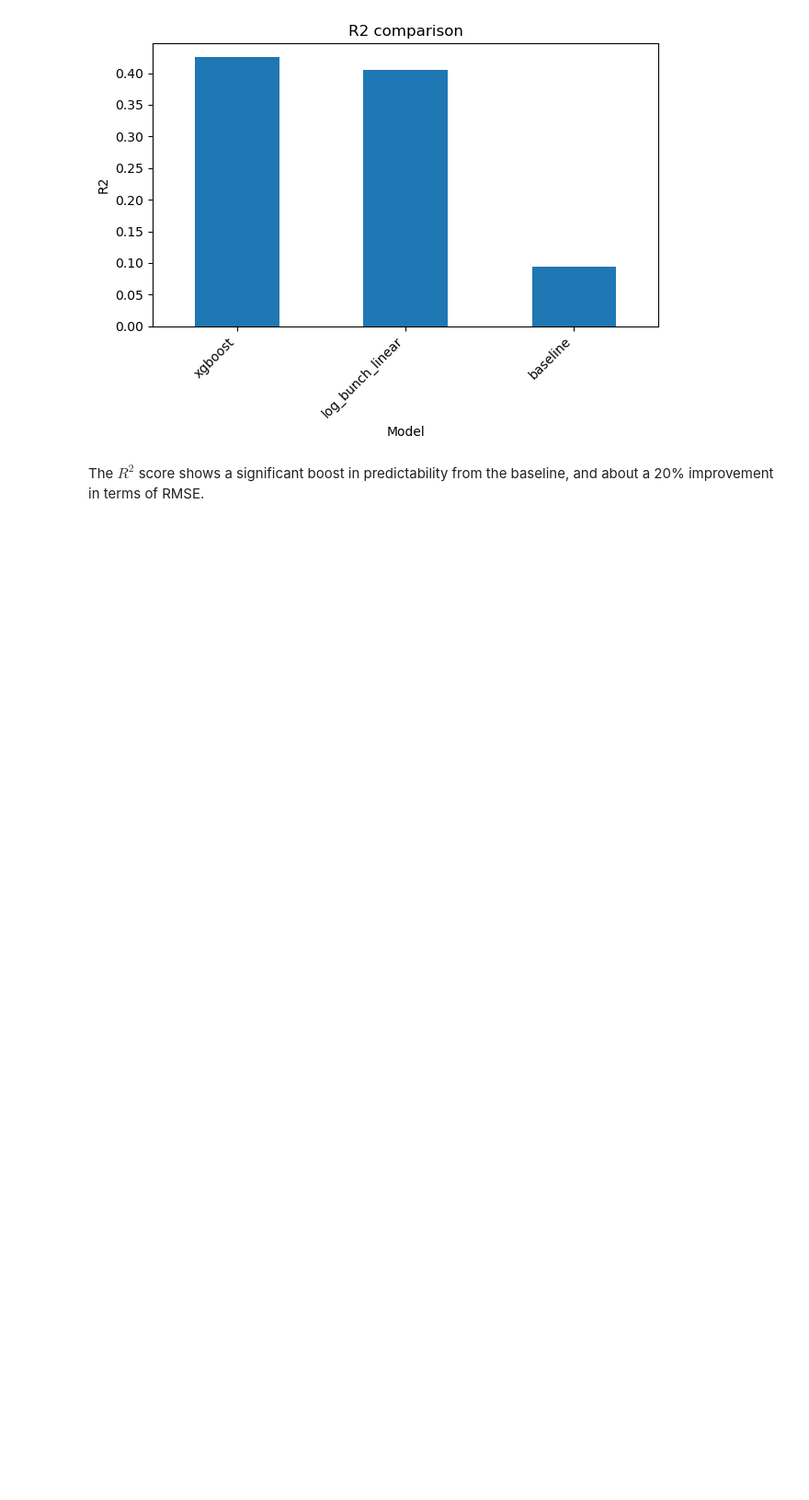
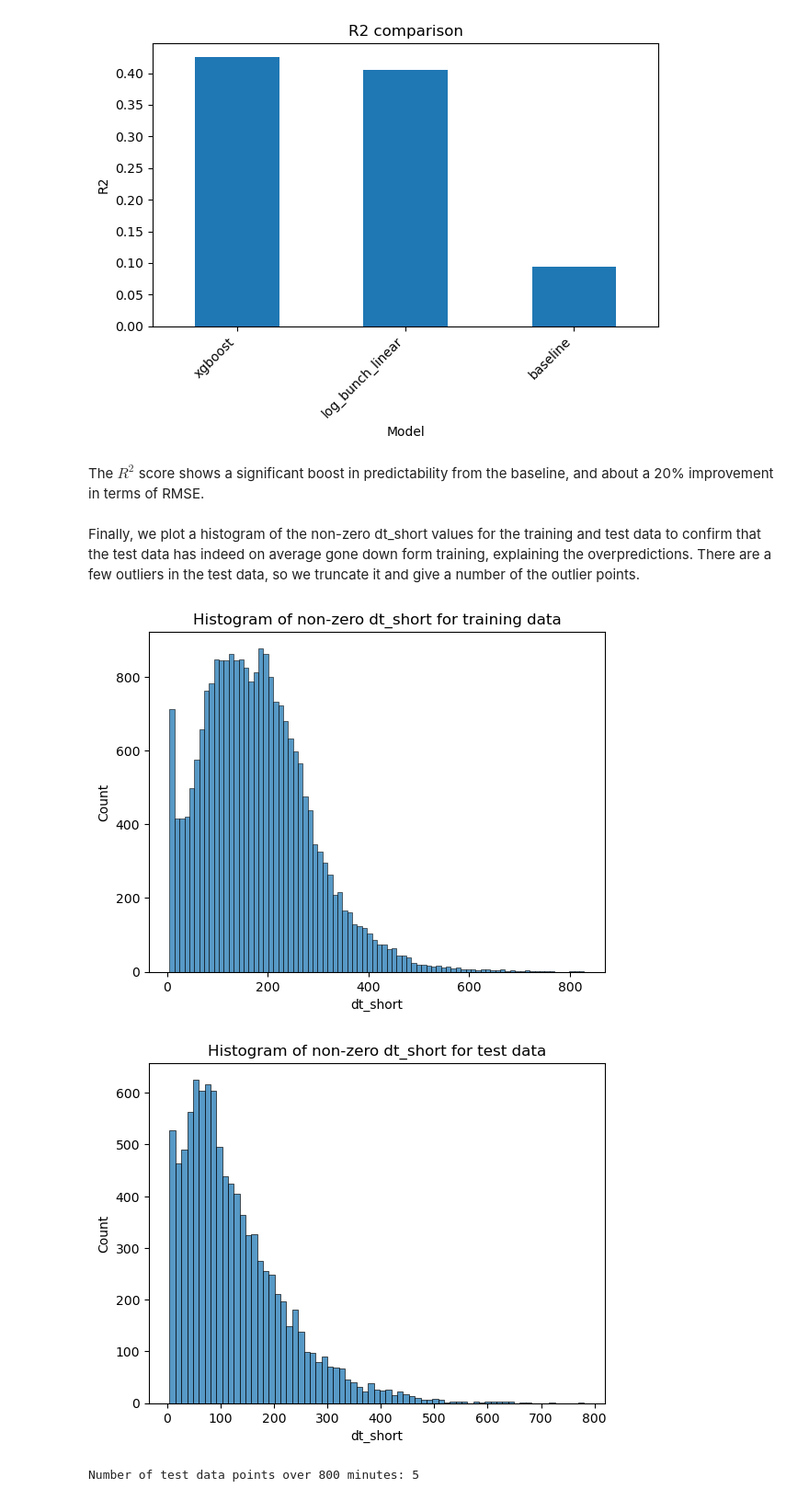
Before and after one commit to Erdos-Projects/spring-2026-predicting-streetcar-delays, a Jupyter notebook: models/final/delay_predictor_test_results.ipynb, the cells around one changed output. Shown at 92% size. Saved outputs shown, nothing was run; the diff lists cells and outputs as text; code cells hidden in the pictures; blank space fills up the shorter version.

Commit message:
Added some additional content and changed histogram title.

```diff
--- a/models/final/delay_predictor_test_results.ipynb
+++ b/models/final/delay_predictor_test_results.ipynb
@@ -417,3 +417,21 @@ plt.show()
 [figure]
 # %% [markdown]
 The $R^2$ score shows a significant boost in predictability from the baseline, and about a 20% improvement in terms of RMSE.
+# %% [markdown]
+Finally, we plot a histogram of the non-zero dt_short values for the training and test data to confirm that the test data has indeed on average gone down form training, explaining the overpredictions. There are a few outliers in the test data, so we truncate it and give a number of the outlier points.
+# %%
+sns.histplot([x for x in train_daily_df['dt_short'] if x != 0])
+plt.xlabel('dt_short')
+plt.title('Histogram of non-zero dt_short for training data')
+plt.show()
+
+sns.histplot([x for x in test_daily_df['dt_short'] if x != 0 and x < 800])
+plt.xlabel('dt_short')
+plt.title('Histogram of non-zero dt_short for test data')
+plt.show()
+
+print(f'Number of test data points over 800 minutes: {len([x for x in test_daily_df['dt_short'] if x >= 800])}')
+# %% [output]
+[figure, added]
+[figure, added]
+Number of test data points over 800 minutes: 5
```
Also changed, not shown: 2 other files.
